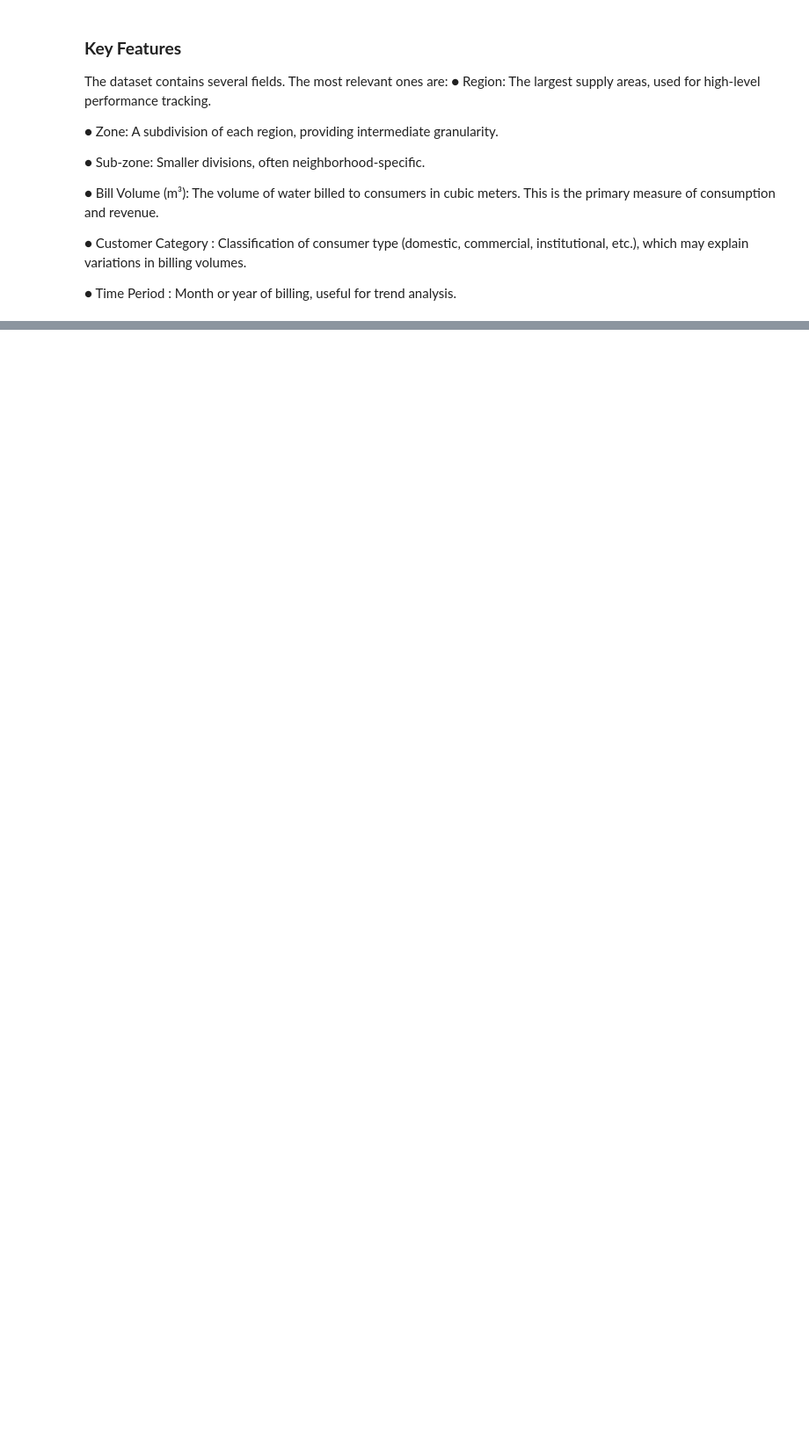
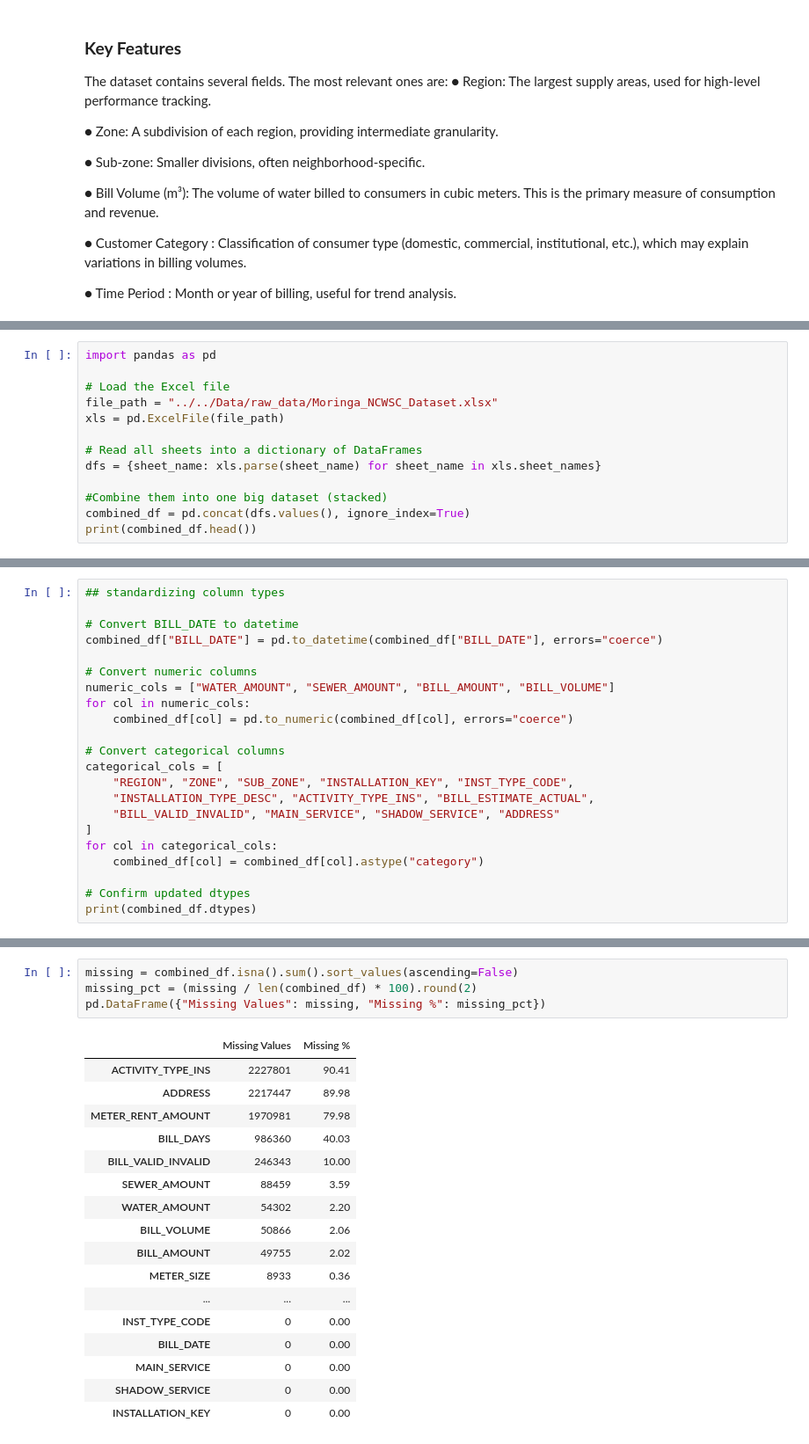
Before and after one commit to Assesa44/water-loss-reduction-through-smart-metering, a Jupyter notebook: Notebooks/Final/nairobi_water_loss.ipynb, the cells around one changed output, grey strips where cells are left out. Shown at 88% size. Saved outputs shown, nothing was run; the diff lists cells and outputs as text; blank space fills up the shorter version.

Commit message:
docs(final-notebook): update nairobi_water_loss analysis and results
Enhanced data analysis, visualizations, and documentation in the final notebook to improve clarity and insights.

```diff
--- a/Notebooks/Final/nairobi_water_loss.ipynb
+++ b/Notebooks/Final/nairobi_water_loss.ipynb
@@ -247,0 +250,13 @@ The dataset contains several fields. The most relevant ones are:
+# %%
+import pandas as pd
+
+# Load the Excel file
+file_path = "../../Data/raw_data/Moringa_NCWSC_Dataset.xlsx"
+xls = pd.ExcelFile(file_path)
+
+# Read all sheets into a dictionary of DataFrames
+dfs = {sheet_name: xls.parse(sheet_name) for sheet_name in xls.sheet_names}
+
+#Combine them into one big dataset (stacked)
+combined_df = pd.concat(dfs.values(), ignore_index=True)
+print(combined_df.head())
@@ -247,0 +381,22 @@ The dataset contains several fields. The most relevant ones are:
+# %%
+## standardizing column types
+
+# Convert BILL_DATE to datetime
+combined_df["BILL_DATE"] = pd.to_datetime(combined_df["BILL_DATE"], errors="coerce")
+
+# Convert numeric columns
+numeric_cols = ["WATER_AMOUNT", "SEWER_AMOUNT", "BILL_AMOUNT", "BILL_VOLUME"]
+for col in numeric_cols:
+    combined_df[col] = pd.to_numeric(combined_df[col], errors="coerce")
+
+# Convert categorical columns
+categorical_cols = [
+    "REGION", "ZONE", "SUB_ZONE", "INSTALLATION_KEY", "INST_TYPE_CODE",
+    "INSTALLATION_TYPE_DESC", "ACTIVITY_TYPE_INS", "BILL_ESTIMATE_ACTUAL",
+    "BILL_VALID_INVALID", "MAIN_SERVICE", "SHADOW_SERVICE", "ADDRESS"
+]
+for col in categorical_cols:
+    combined_df[col] = combined_df[col].astype("category")
+
+# Confirm updated dtypes
+print(combined_df.dtypes)
@@ -247,0 +423,22 @@ The dataset contains several fields. The most relevant ones are:
+# %%
+missing = combined_df.isna().sum().sort_values(ascending=False)
+missing_pct = (missing / len(combined_df) * 100).round(2)
+pd.DataFrame({"Missing Values": missing, "Missing %": missing_pct})
+# %% [output]
+|  | Missing Values | Missing % |
+| ACTIVITY_TYPE_INS | 2227801 | 90.41 |
+| ADDRESS | 2217447 | 89.98 |
+| METER_RENT_AMOUNT | 1970981 | 79.98 |
+| BILL_DAYS | 986360 | 40.03 |
+| BILL_VALID_INVALID | 246343 | 10.00 |
+| SEWER_AMOUNT | 88459 | 3.59 |
+| WATER_AMOUNT | 54302 | 2.20 |
+| BILL_VOLUME | 50866 | 2.06 |
+| BILL_AMOUNT | 49755 | 2.02 |
+| METER_SIZE | 8933 | 0.36 |
+| ... | ... | ... |
+| INST_TYPE_CODE | 0 | 0.00 |
+| BILL_DATE | 0 | 0.00 |
+| MAIN_SERVICE | 0 | 0.00 |
+| SHADOW_SERVICE | 0 | 0.00 |
+| INSTALLATION_KEY | 0 | 0.00 |
```
Also changed, not shown: parts of 19 cells of this notebook.
